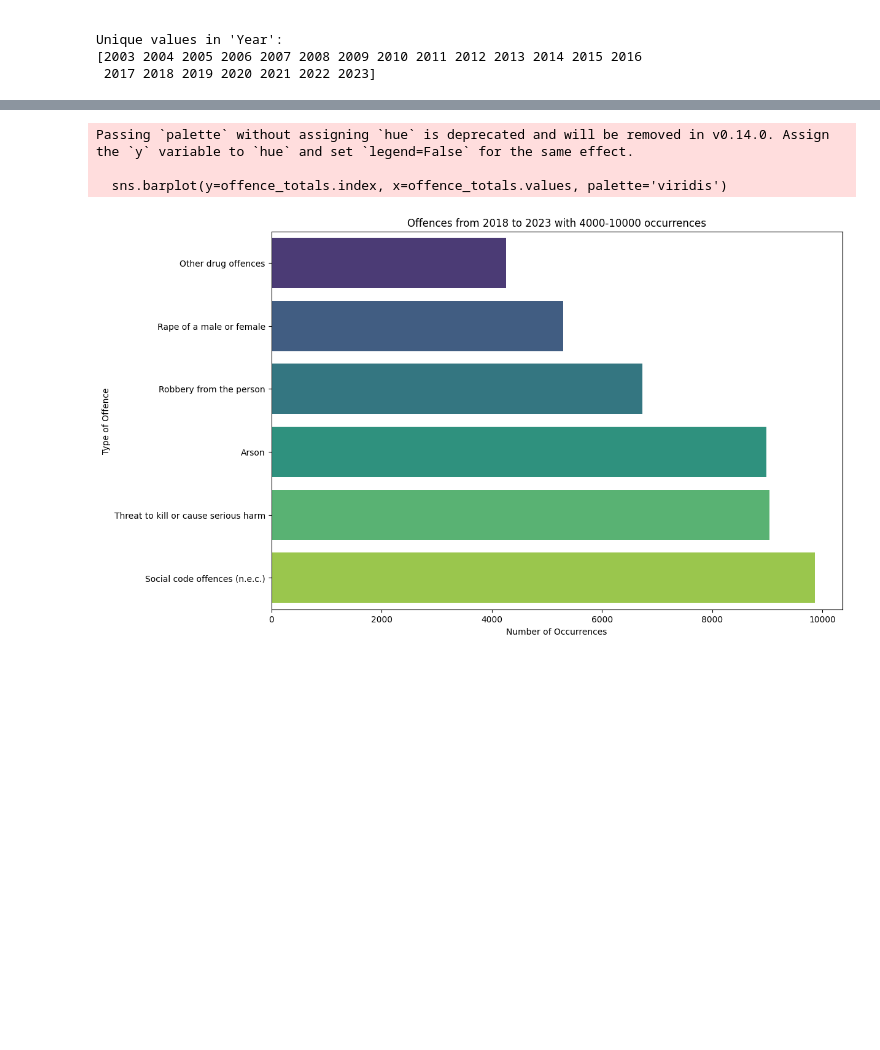
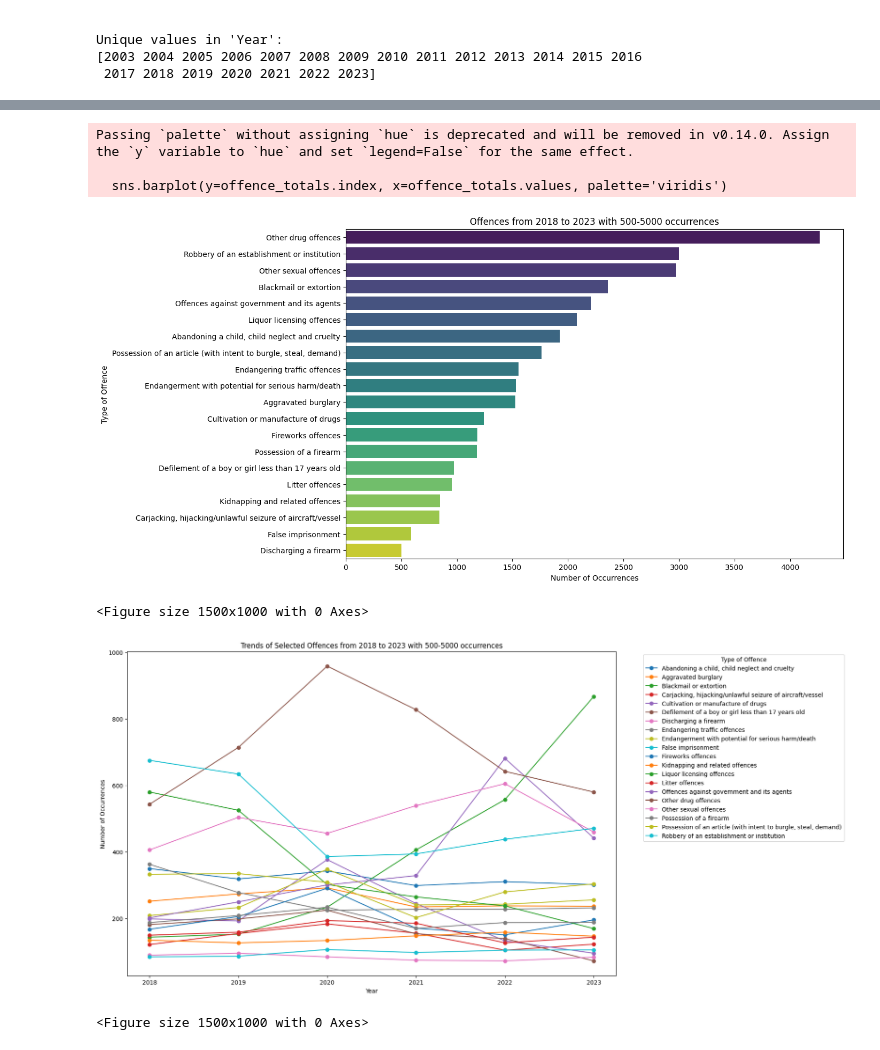
Before and after one commit to M-Strzelecki/CrimeData_Analysis_Projects, a Jupyter notebook: 1_Crime_Data_Analysis/Data_Analysis.ipynb, the cells around one changed output, grey strips where cells are left out. Drawn from its saved outputs; the diff is of its cells as text; code cells hidden in the pictures; blank space fills up the shorter version.

```diff
--- a/1_Crime_Data_Analysis/Data_Analysis.ipynb
+++ b/1_Crime_Data_Analysis/Data_Analysis.ipynb
@@ -215,6 +211,9 @@ def plot_selected_crimes(data, offences=None, year_range=(2021, 2023), chart_typ
     plt.show()
 # %%
 # Plot specific offences from X Year to Y Year as a bar/line chart
-offences = ['Theft and related offences', 'Disorderly conduct', 'Dangerous driving leading to death']
-plot_selected_crimes(crime_data, offences=offences, year_range=(2018, 2023), chart_type='bar')
+offences = ['Theft and related offences', 'Disorderly conduct', 'Public order and other social code offences']
+plot_selected_crimes(crime_data, offences=offences, year_range=(2015, 2023), chart_type='line')
+
+offences = ['Assault causing harm, poisoning', 'Sexual offences', 'Robbery of an establishment or institution']
+plot_selected_crimes(crime_data, offences=offences, year_range=(2015, 2023), chart_type='line')
 # %% [output]
@@ -279,11 +278,17 @@ def plot_filtered_crimes(data, occurrence_range=(0, float('inf')), year_range=(2
     plt.show()
 # %%
 # Plot offences with X to Y occurrences, from X Year to Y Year, in descending/ascending order as a bar/line chart
-plot_filtered_crimes(crime_data, occurrence_range=(4000, 10000), year_range=(2018, 2023), ascending=True, chart_type='bar')
+plot_filtered_crimes(crime_data, occurrence_range=(500, 5000), year_range=(2018, 2023), ascending=False, chart_type='bar')
+plot_filtered_crimes(crime_data, occurrence_range=(500, 5000), year_range=(2018, 2023), ascending=False, chart_type='line')
+
+plot_filtered_crimes(crime_data, occurrence_range=(10, 200), year_range=(2003, 2023), ascending=True, chart_type='line')
 
 # plot_filtered_crimes(crime_data, occurrence_range=(4000, float('inf')), year_range=(2018, 2023), ascending=False, chart_type='bar')
 # %% [output]
 Passing `palette` without assigning `hue` is deprecated and will be removed in v0.14.0. Assign the `y` variable to `hue` and set `legend=False` for the same effect.
 
   sns.barplot(y=offence_totals.index, x=offence_totals.values, palette='viridis')
-[figure, old version]
+[figure, new version]
+<Figure size 1500x1000 with 0 Axes>
+[figure, added]
+<Figure size 1500x1000 with 0 Axes>
```
Also changed, not shown: parts of 6 cells of this notebook.
